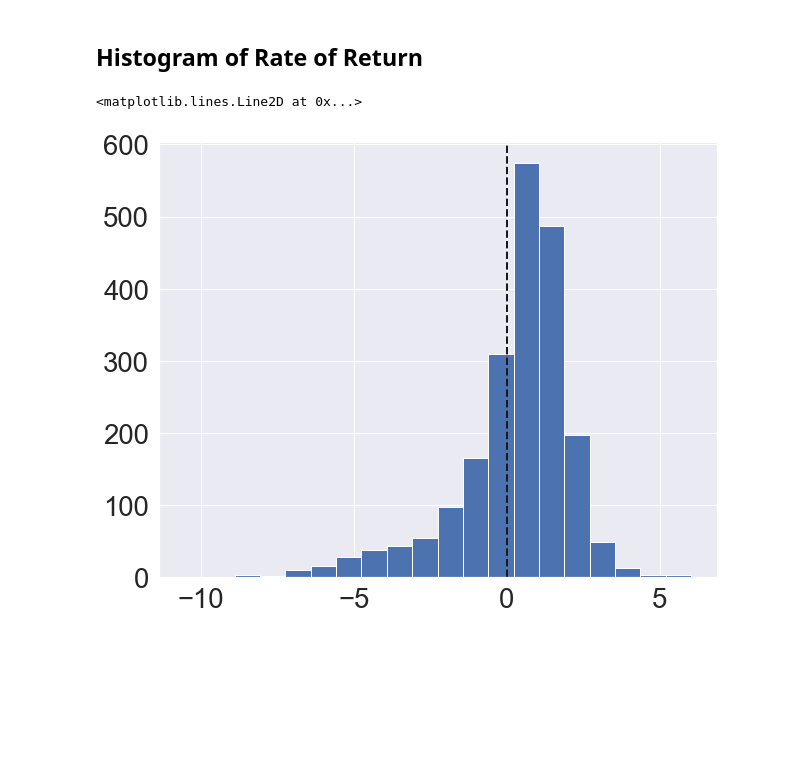
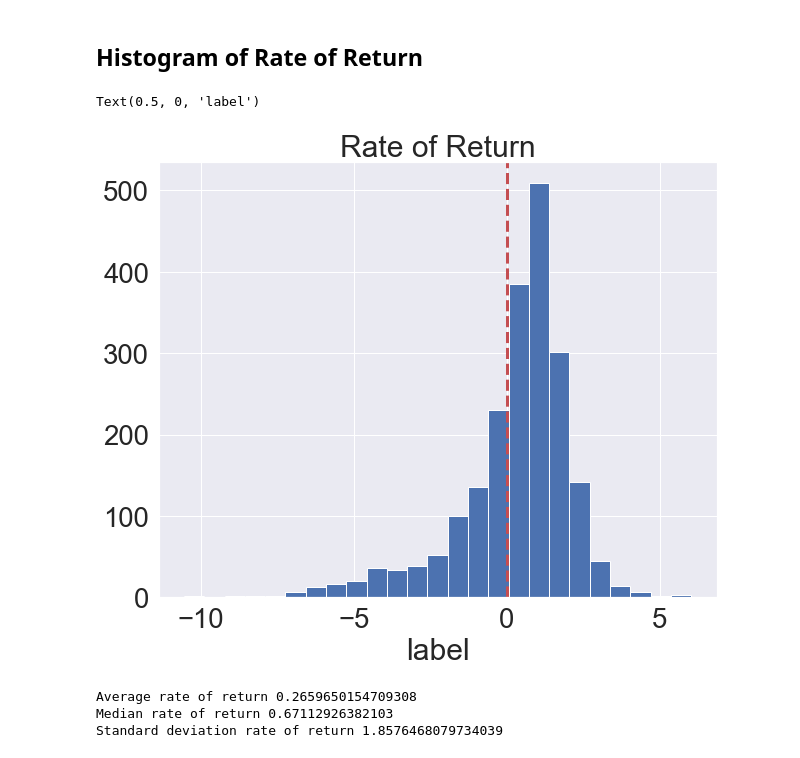
Before and after one commit to jagan-singh/Movie-Analysis-Mod1, a Jupyter notebook: project.ipynb, the cells around one changed output. Cells and saved outputs as stored; diff of their text form; code cells hidden in the pictures; blank space fills up the shorter version.

```diff
--- a/project.ipynb
+++ b/project.ipynb
@@ -342,8 +370,18 @@ merged.sort_values(by = 'profit', ascending = False).groupby('binned_rating')['p
 merged['rate_return'] = merged['ln_worldwide'] - merged['ln_budget']
 merged[merged.rate_return == float("-inf")]  = None
 # %%
-merged['rate_return'].hist(bins = 20, figsize = (10,8))
-plt.axvline(x = 0, color='k', linestyle='dashed', linewidth=2)
+merged['rate_return'].hist(bins = 25, figsize = (10,8))
+plt.axvline(x = 0, color='r', linestyle='dashed', linewidth=3)
+plt.title("Rate of Return")
+plt.xlabel("label")
 # %% [output]
-<matplotlib.lines.Line2D at 0x...>
+Text(0.5, 0, 'label')
-[figure, old version]
+[figure, new version]
+# %%
+print("Average rate of return " + str(merged['rate_return'].mean())) #
+print("Median rate of return " + str(merged['rate_return'].median()))
+print("Standard deviation rate of return " + str(merged['rate_return'].std()))
+# %% [output]
+Average rate of return 0.2659650154709308
+Median rate of return 0.67112926382103
+Standard deviation rate of return 1.8576468079734039
```
Also changed, not shown: parts of 10 cells of this notebook, 1 other file.
